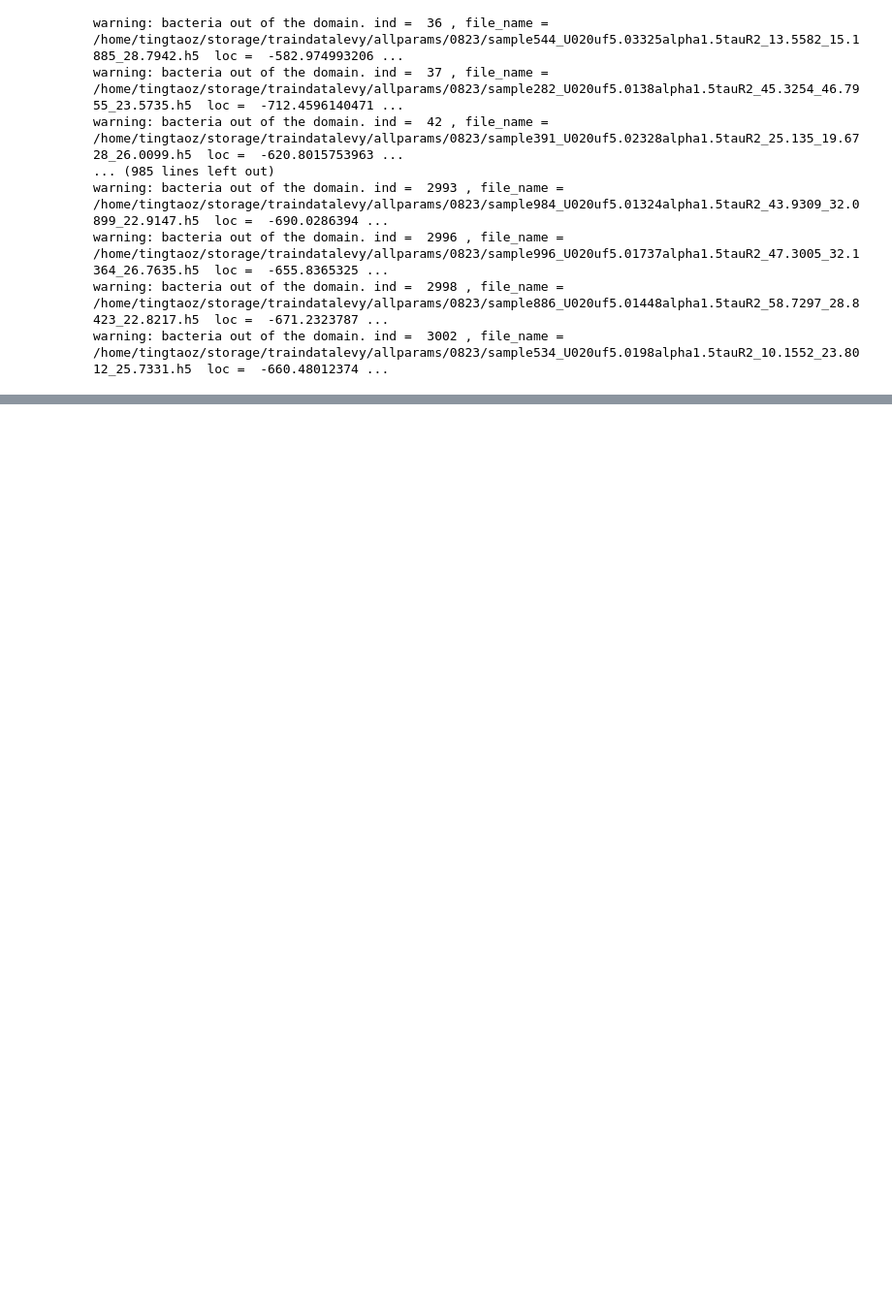
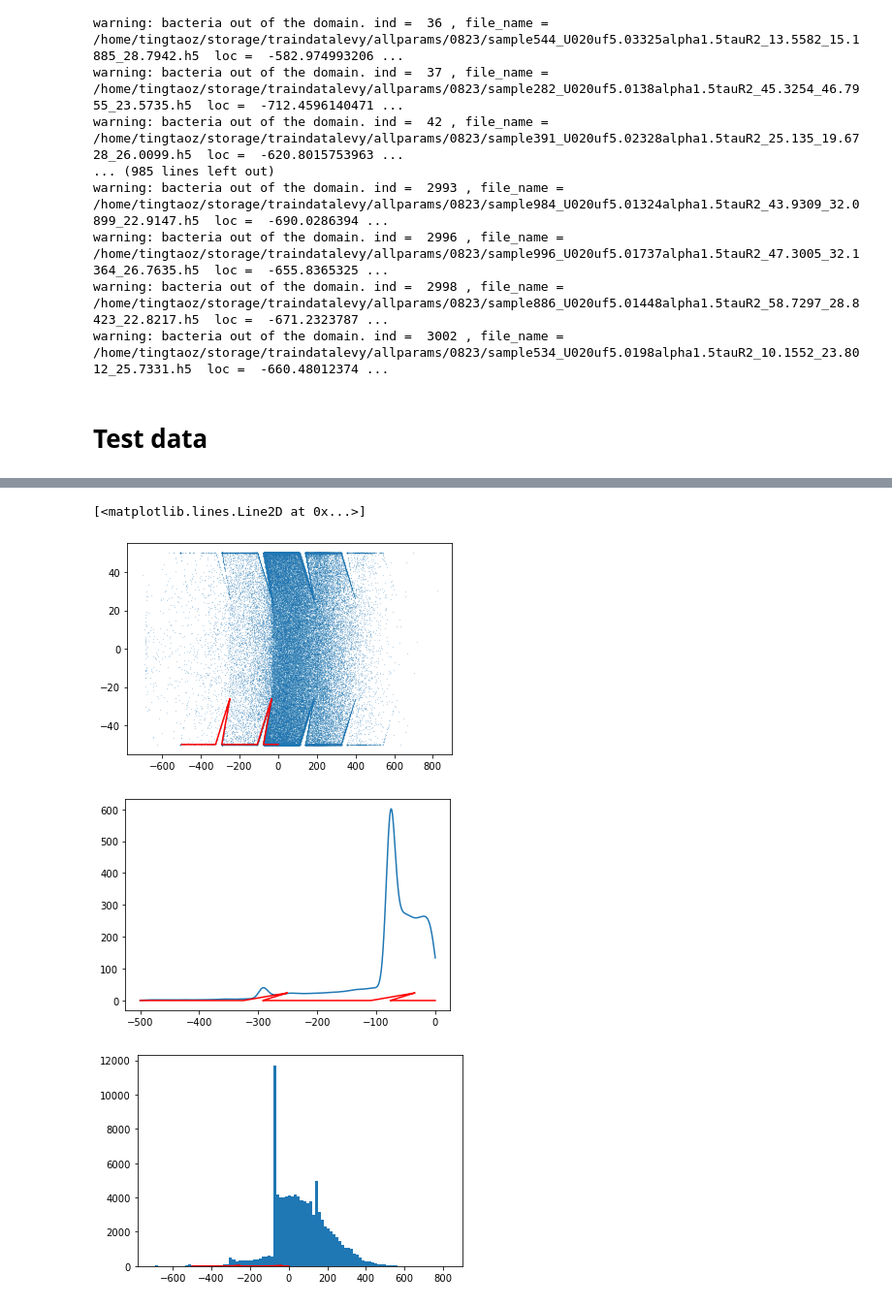
Before and after one commit to zongyi-li/Geo-FNO-catheter, a Jupyter notebook: data_preprocess.ipynb, the cells around one changed output, grey strips where cells are left out. Shown: that part at 97% size. Cells and saved outputs as stored; diff of their text form; code cells hidden in the pictures; blank space fills up the shorter version.

Commit message:
update plots

```diff
--- a/data_preprocess.ipynb
+++ b/data_preprocess.ipynb
@@ -211,3 +105,36 @@ warning: bacteria out of the domain. ind =  2993 , file_name =  /home/tingtaoz/s
 warning: bacteria out of the domain. ind =  2996 , file_name =  /home/tingtaoz/storage/traindatalevy/allparams/0823/sample996_U020uf5.01737alpha1.5tauR2_47.3005_32.1364_26.7635.h5  loc =  -655.8365325 ...
 warning: bacteria out of the domain. ind =  2998 , file_name =  /home/tingtaoz/storage/traindatalevy/allparams/0823/sample886_U020uf5.01448alpha1.5tauR2_58.7297_28.8423_22.8217.h5  loc =  -671.2323787 ...
 warning: bacteria out of the domain. ind =  3002 , file_name =  /home/tingtaoz/storage/traindatalevy/allparams/0823/sample534_U020uf5.0198alpha1.5tauR2_10.1552_23.8012_25.7331.h5  loc =  -660.48012374 ...
+# %% [markdown]
+# Test data
+# %%
+train_data_folder = "/home/tingtaoz/storage/traindatalevy/allparams/0923"
+info_file = "/home/tingtaoz/storage/traindatalevy/allparams/0923/params.txt"
+# Study the effect of bw_method
+t = 9
+ind = 10
+
+data_info = np.genfromtxt(info_file, delimiter=',', skip_header=1)
+file_names = glob.glob(train_data_folder+"/sample*")
+file_name = file_names[ind]
+print(file_name)
+N_s, L_x = 2001, 500
+x_mesh, y_mesh, x_b, y_b, xx, density_1d_data,  my_data = preprocess_length(ind, t,  data_info, file_name,
+                                                                     N_s = N_s, L_x = L_x)
+
+sample, uf, L_p, x1, x2, x3, h = my_data
+
+plt.figure()
+plt.scatter(x_b, y_b, s=0.01)
+plt.plot(x_mesh, y_mesh - 50, color="red")
+
+# density
+plt.figure()
+plt.plot(xx,  density_1d_data)
+plt.plot(x_mesh, y_mesh, color="red")
+
+# density
+plt.figure()
+plt.hist(x_b,  bins = 100)
+plt.plot(x_mesh, y_mesh, color="red")
+# %% [output]
@@ -213,0 +143,4 @@ warning: bacteria out of the domain. ind =  3002 , file_name =  /home/tingtaoz/s
+[<matplotlib.lines.Line2D at 0x...>]
+[figure, added]
+[figure, added]
+[figure, added]
```
Also changed, not shown: parts of 6 cells of this notebook, 3 other files.
